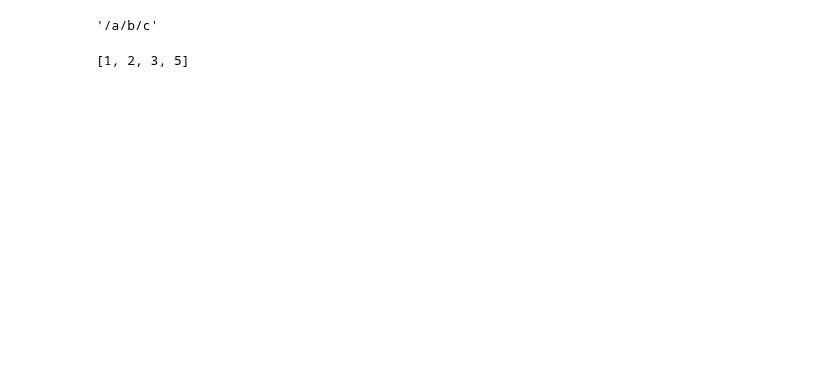
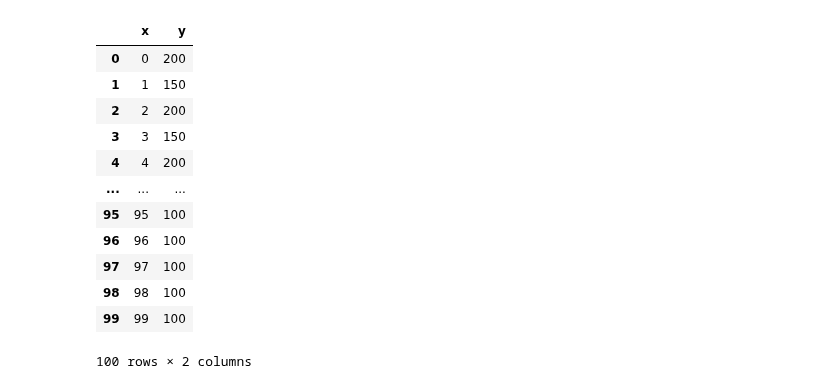
Before and after one commit to dj-lei/eric_toolsets, a Jupyter notebook: src/python/debug.ipynb, the cells around one changed output. Saved outputs shown, nothing was run; the diff lists cells and outputs as text; code cells hidden in the pictures; blank space fills up the shorter version.

```diff
--- a/src/python/debug.ipynb
+++ b/src/python/debug.ipynb
@@ -310,8 +292,3 @@ plt.plot(range(1, 4), cost, color ='g', linewidth ='3')
 plt.xlabel("Value of K")
 plt.ylabel("Squared Error (Cost)")
 plt.show() # clear the plot
-# %%
-str1 = '/a/b/c/d'
-'/'.join(str1.split('/')[0:-1])
-# %% [output]
-'/a/b/c'
@@ -321,5 +294,0 @@ a.extend(range(1,5))
-# %%
-a = sorted(set([3,2,1,1,5]))
-a
-# %% [output]
-[1, 2, 3, 5]
@@ -325,0 +315,26 @@ a
+# %%
+import numpy as np
+import pandas as pd
+
+data = [200 if i % 2 == 0 else 150 for i in range(100)]
+data = pd.DataFrame(data, columns=['y'])
+# data.loc[0:50, 'y'] = 22
+# data.loc[51, 'y'] = 255
+data.loc[52:100, 'y'] = 100
+data = data.reset_index()
+data = data.rename(columns={'index':'x'})
+data
+# %% [output]
+|  | x | y |
+| 0 | 0 | 200 |
+| 1 | 1 | 150 |
+| 2 | 2 | 200 |
+| 3 | 3 | 150 |
+| 4 | 4 | 200 |
+| ... | ... | ... |
+| 95 | 95 | 100 |
+| 96 | 96 | 100 |
+| 97 | 97 | 100 |
+| 98 | 98 | 100 |
+| 99 | 99 | 100 |
+100 rows × 2 columns
```
Also changed, not shown: parts of 11 cells of this notebook, 6 other files.
